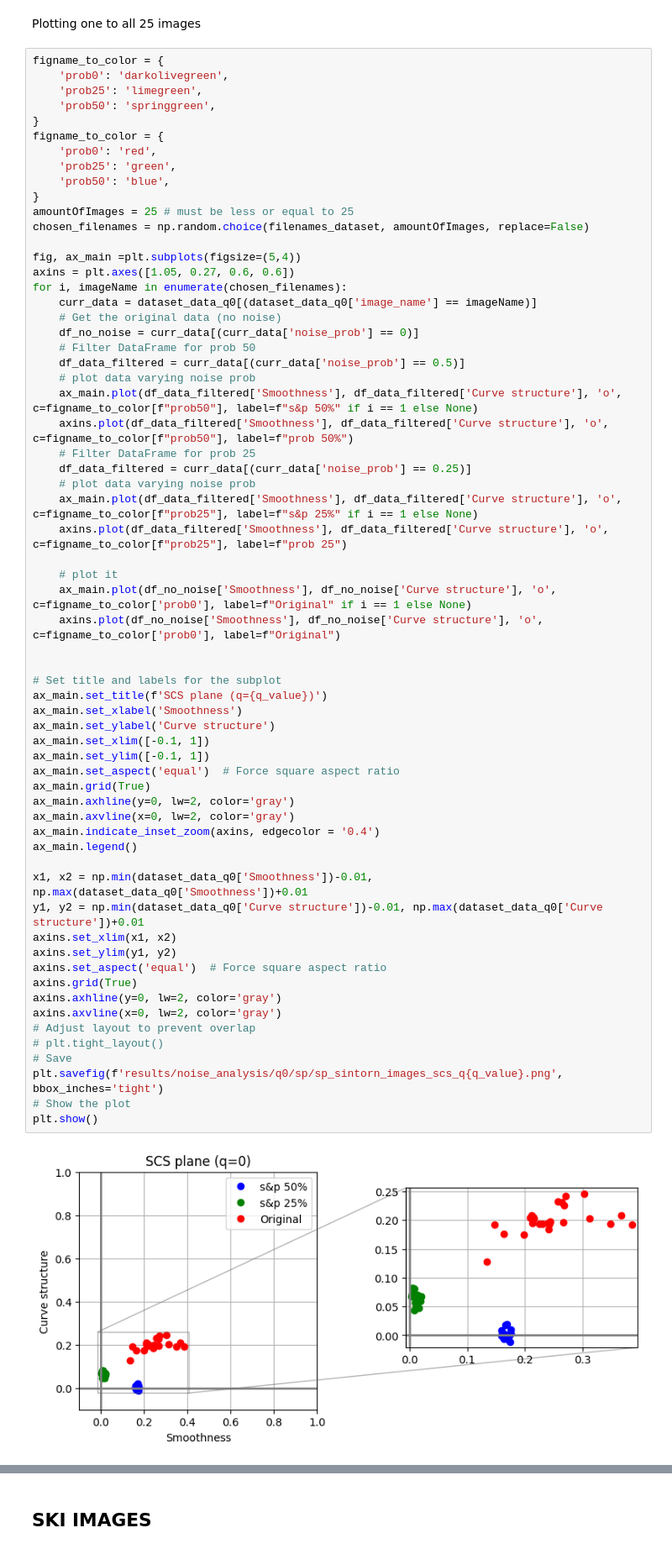
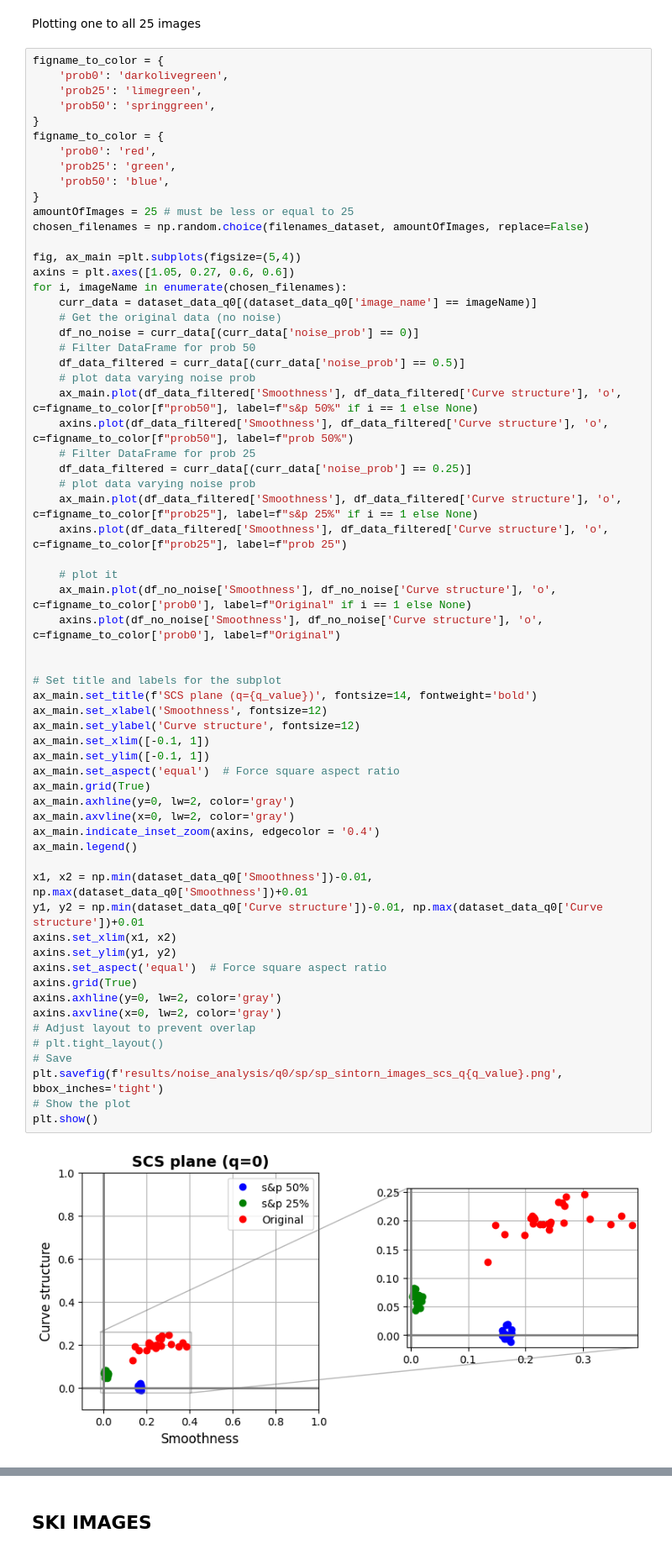
Before and after one commit to alvaroalbuquerque/SCS_plane_study, a Jupyter notebook: noise_analysis_q0_sp.ipynb, the cells around one changed output, grey strips where cells are left out. Shown at 84% size. Drawn from its saved outputs; the diff is of its cells as text.

Commit message:
sp new plot

```diff
--- a/noise_analysis_q0_sp.ipynb
+++ b/noise_analysis_q0_sp.ipynb
@@ -1044,37 +1044,37 @@ for i, imageName in enumerate(chosen_filenames):
     # plot it
     ax_main.plot(df_no_noise['Smoothness'], df_no_noise['Curve structure'], 'o', c=figname_to_color['prob0'], label=f"Original" if i == 1 else None)
     axins.plot(df_no_noise['Smoothness'], df_no_noise['Curve structure'], 'o', c=figname_to_color['prob0'], label=f"Original")
 
 
 # Set title and labels for the subplot
-ax_main.set_title(f'SCS plane (q={q_value})')
-ax_main.set_xlabel('Smoothness')
-ax_main.set_ylabel('Curve structure')
+ax_main.set_title(f'SCS plane (q={q_value})', fontsize=14, fontweight='bold')
+ax_main.set_xlabel('Smoothness', fontsize=12)
+ax_main.set_ylabel('Curve structure', fontsize=12)
 ax_main.set_xlim([-0.1, 1])
 ax_main.set_ylim([-0.1, 1])
 ax_main.set_aspect('equal')  # Force square aspect ratio
 ax_main.grid(True)
 ax_main.axhline(y=0, lw=2, color='gray')
 ax_main.axvline(x=0, lw=2, color='gray')
 ax_main.indicate_inset_zoom(axins, edgecolor = '0.4')
 ax_main.legend()
 
 x1, x2 = np.min(dataset_data_q0['Smoothness'])-0.01, np.max(dataset_data_q0['Smoothness'])+0.01
 y1, y2 = np.min(dataset_data_q0['Curve structure'])-0.01, np.max(dataset_data_q0['Curve structure'])+0.01
 axins.set_xlim(x1, x2)
 axins.set_ylim(y1, y2)
 axins.set_aspect('equal')  # Force square aspect ratio
 axins.grid(True)
 axins.axhline(y=0, lw=2, color='gray')
 axins.axvline(x=0, lw=2, color='gray')
 # Adjust layout to prevent overlap
 # plt.tight_layout()
 # Save
 plt.savefig(f'results/noise_analysis/q0/sp/sp_sintorn_images_scs_q{q_value}.png', bbox_inches='tight')
 # Show the plot
 plt.show()
 # %% [output]
-[figure, old version]
+[figure, new version]
 # %%
 figname_to_color = {
     'prob0': 'darkolivegreen',
```
Also changed, not shown: parts of 1 cell of this notebook.
